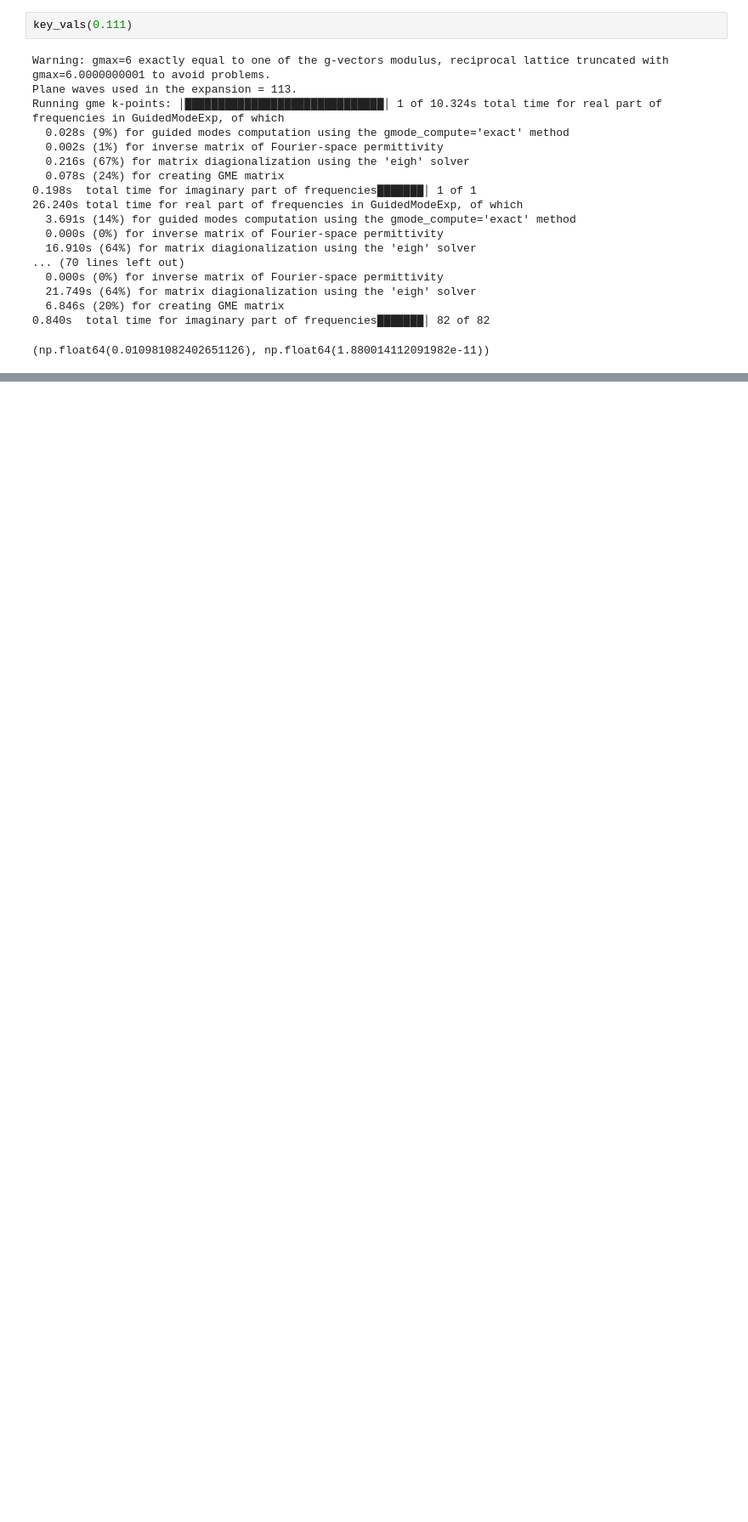
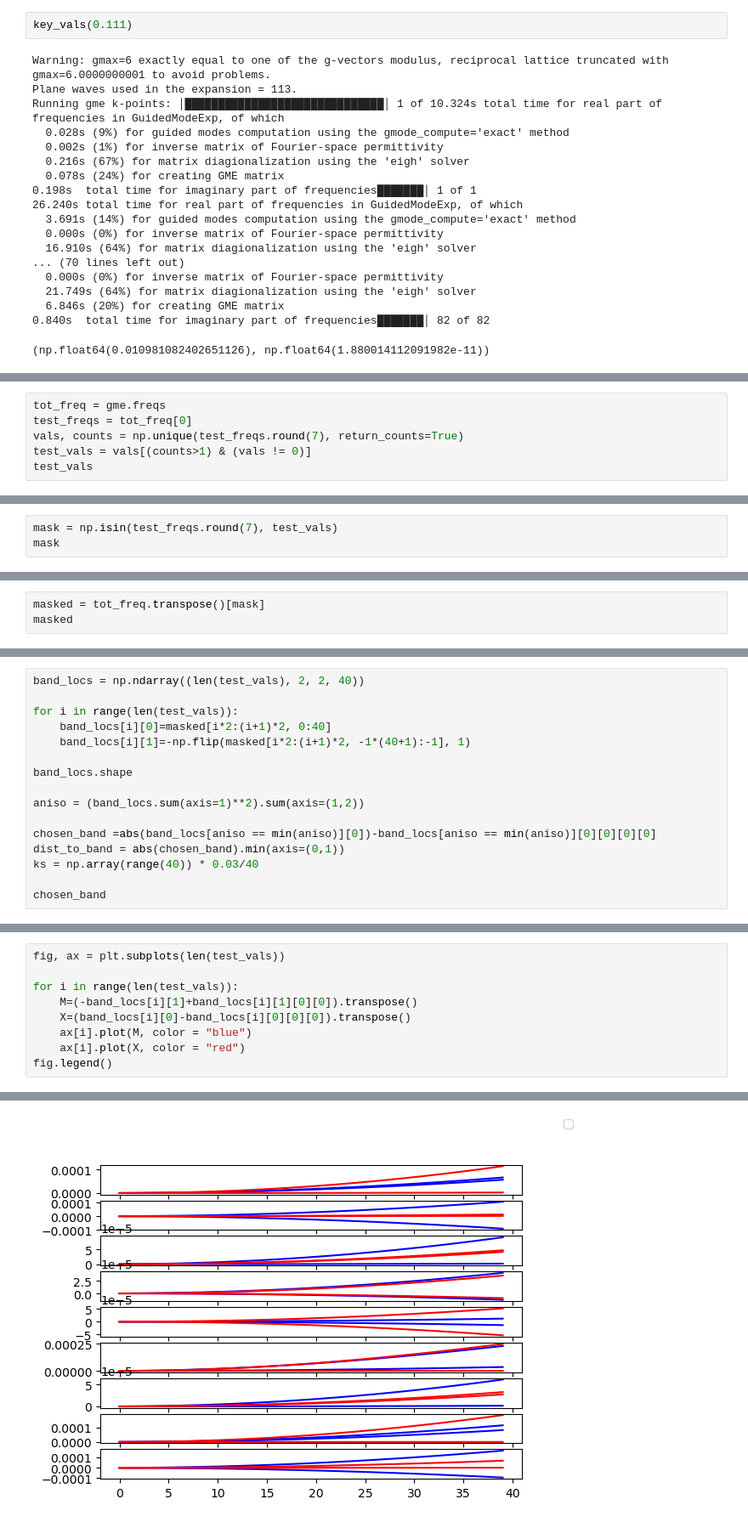
Before and after one commit to jgezelter/ImgDiff, a Jupyter notebook: PBG/square-lattice-legume.ipynb, the cells around one changed output, grey strips where cells are left out. Shown at 85% size. Cells and saved outputs as stored; diff of their text form; blank space fills up the shorter version.

```diff
--- a/PBG/square-lattice-legume.ipynb
+++ b/PBG/square-lattice-legume.ipynb
@@ -267,0 +295,6 @@ Running gme k-points: │██████████████████
+# %%
+tot_freq = gme.freqs
+test_freqs = tot_freq[0]
+vals, counts = np.unique(test_freqs.round(7), return_counts=True)
+test_vals = vals[(counts>1) & (vals != 0)]
+test_vals
@@ -267,0 +304,3 @@ Running gme k-points: │██████████████████
+# %%
+mask = np.isin(test_freqs.round(7), test_vals)
+mask
@@ -267,0 +313,3 @@ Running gme k-points: │██████████████████
+# %%
+masked = tot_freq.transpose()[mask]
+masked
@@ -267,0 +330,16 @@ Running gme k-points: │██████████████████
+# %%
+band_locs = np.ndarray((len(test_vals), 2, 2, 40))
+
+for i in range(len(test_vals)):
+    band_locs[i][0]=masked[i*2:(i+1)*2, 0:40]
+    band_locs[i][1]=-np.flip(masked[i*2:(i+1)*2, -1*(40+1):-1], 1)
+
+band_locs.shape
+
+aniso = (band_locs.sum(axis=1)**2).sum(axis=(1,2))
+
+chosen_band =abs(band_locs[aniso == min(aniso)][0])-band_locs[aniso == min(aniso)][0][0][0][0]
+dist_to_band = abs(chosen_band).min(axis=(0,1))
+ks = np.array(range(40)) * 0.03/40
+
+chosen_band
@@ -267,0 +364,10 @@ Running gme k-points: │██████████████████
+# %%
+fig, ax = plt.subplots(len(test_vals))
+
+for i in range(len(test_vals)):
+    M=(-band_locs[i][1]+band_locs[i][1][0][0]).transpose()
+    X=(band_locs[i][0]-band_locs[i][0][0][0]).transpose()
+    ax[i].plot(M, color = "blue")
+    ax[i].plot(X, color = "red")
+fig.legend()
+# %% [output]
@@ -267,0 +375 @@ Running gme k-points: │██████████████████
+[figure, added]
```
Also changed, not shown: parts of 10 cells of this notebook, 2 other files.
